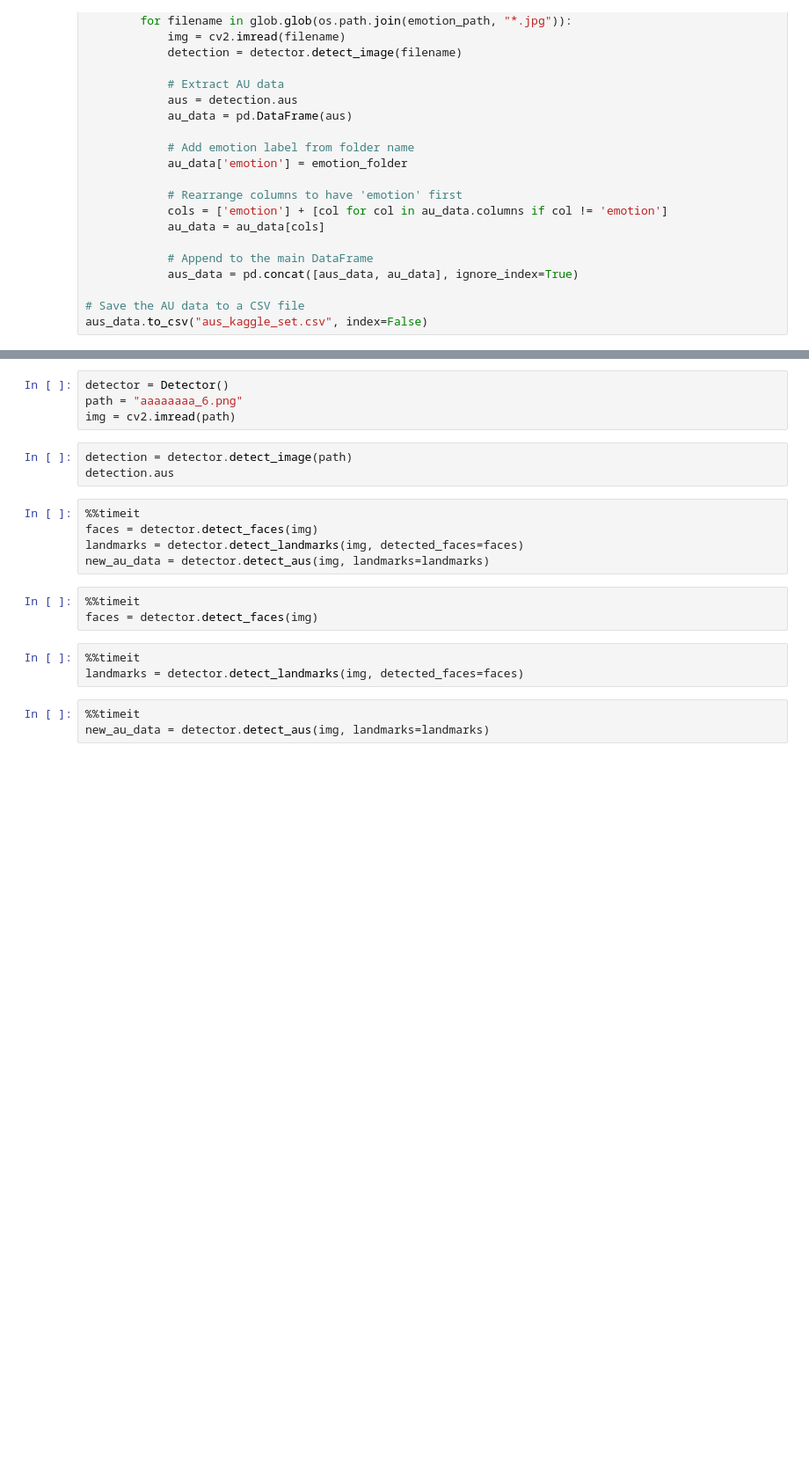
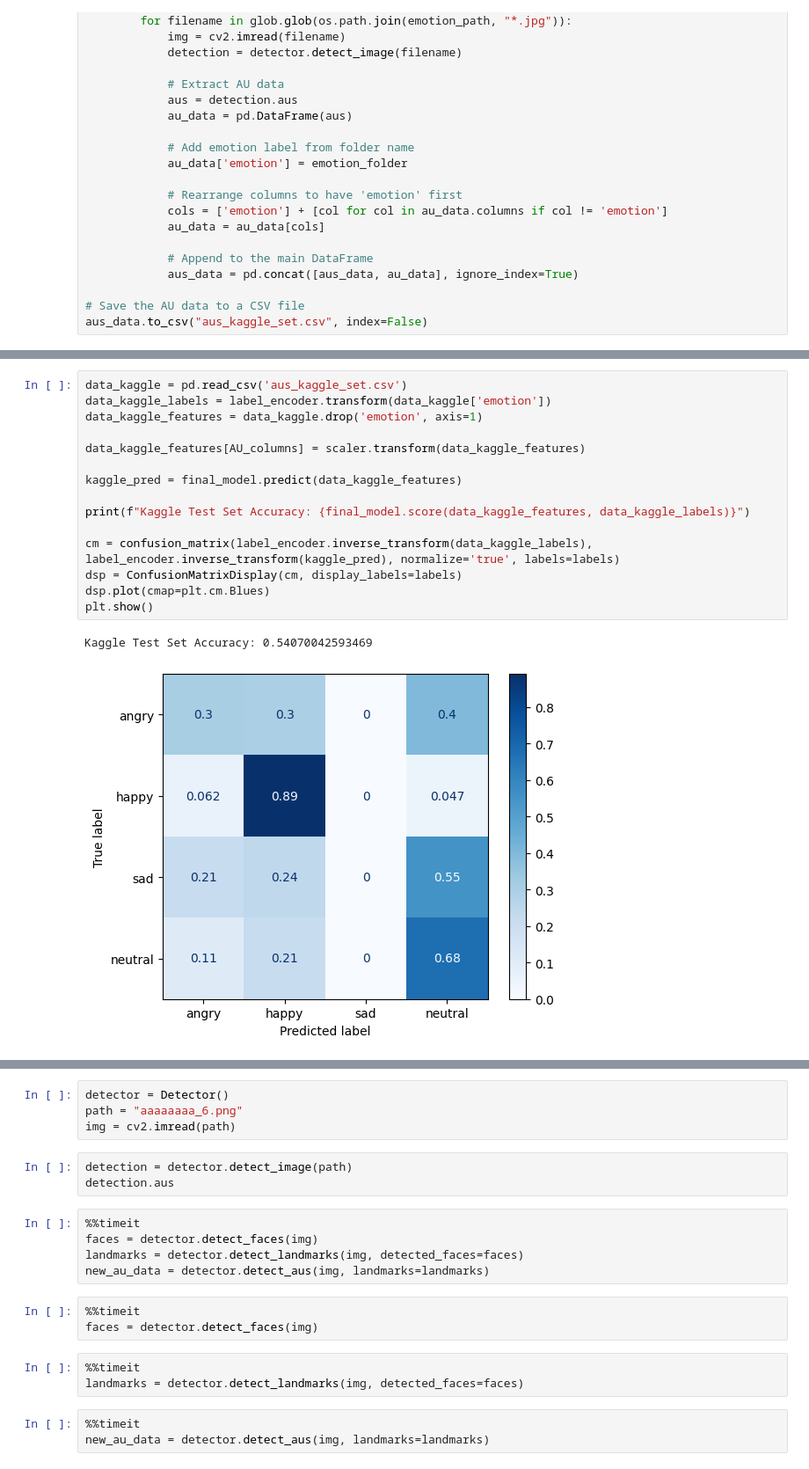
Before and after one commit to Grutschus/botender, a Jupyter notebook: model-training/model_training.ipynb, the cells around one changed output, grey strips where cells are left out. Shown at 88% size. Cells and saved outputs as stored; diff of their text form; blank space fills up the shorter version.

```diff
--- a/model-training/model_training.ipynb
+++ b/model-training/model_training.ipynb
@@ -126 +167,19 @@ print(f"Final Model Test Set Accuracy: {test_accuracy}")
+# %%
+data_kaggle = pd.read_csv('aus_kaggle_set.csv')
+data_kaggle_labels = label_encoder.transform(data_kaggle['emotion'])
+data_kaggle_features = data_kaggle.drop('emotion', axis=1)
+
+data_kaggle_features[AU_columns] = scaler.transform(data_kaggle_features)
+
+kaggle_pred = final_model.predict(data_kaggle_features)
+
+print(f"Kaggle Test Set Accuracy: {final_model.score(data_kaggle_features, data_kaggle_labels)}")
+
+cm = confusion_matrix(label_encoder.inverse_transform(data_kaggle_labels), label_encoder.inverse_transform(kaggle_pred), normalize='true', labels=labels)
+dsp = ConfusionMatrixDisplay(cm, display_labels=labels)
+dsp.plot(cmap=plt.cm.Blues)
+plt.show()
+# %% [output]
+Kaggle Test Set Accuracy: 0.54070042593469
+[figure, added]
 # %%
```
Also changed, not shown: parts of 12 cells of this notebook, 10 other files.
